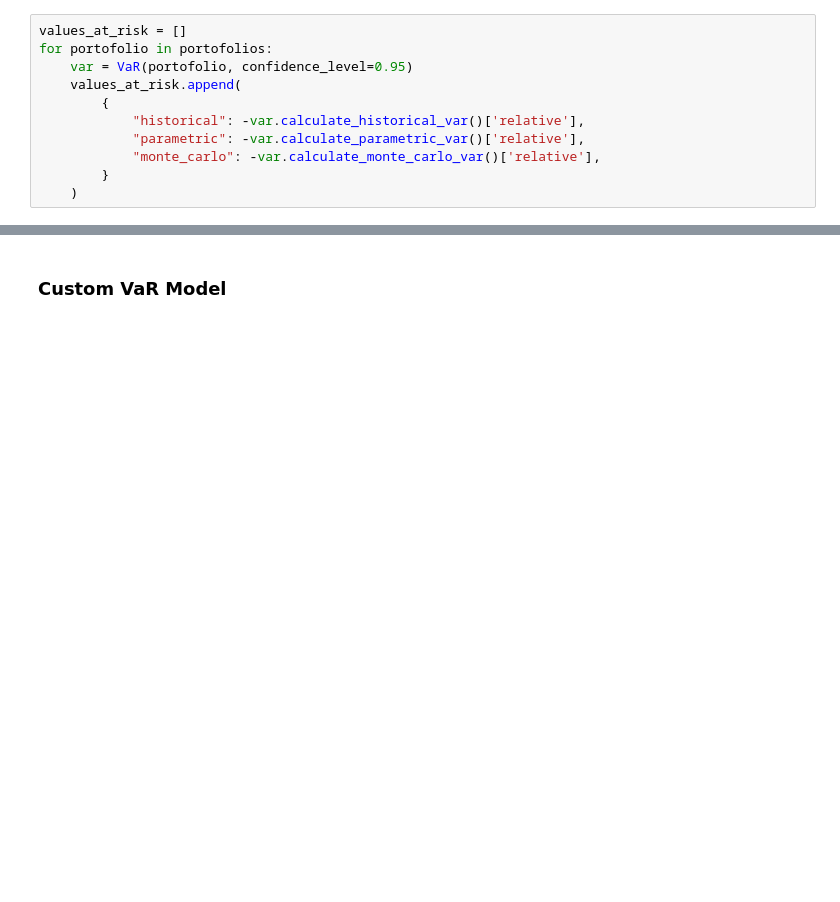
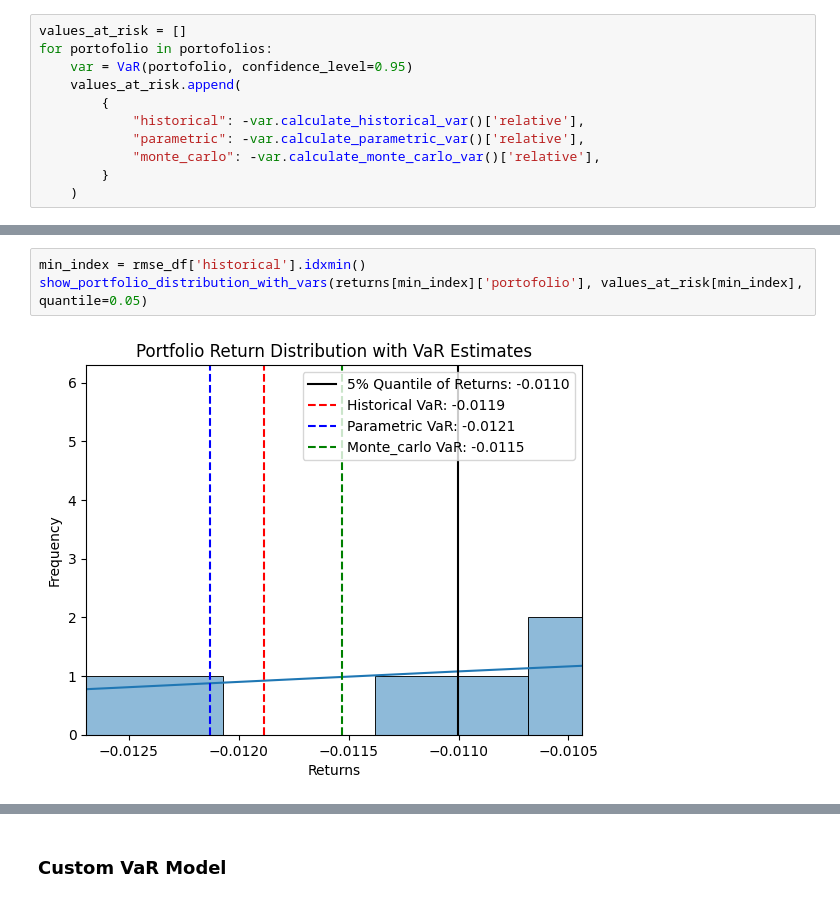
Before and after one commit to mairovitzmario/value-at-risk, a Jupyter notebook: api/research.ipynb, the cells around one changed output, grey strips where cells are left out. Saved outputs shown, nothing was run; the diff lists cells and outputs as text; blank space fills up the shorter version.

```diff
--- a/api/research.ipynb
+++ b/api/research.ipynb
@@ -284,0 +340,5 @@ show_portfolio_distribution_with_vars(returns[index]['portofolio'], values_at_ri
+# %%
+min_index = rmse_df['historical'].idxmin()
+show_portfolio_distribution_with_vars(returns[min_index]['portofolio'], values_at_risk[min_index], quantile=0.05)
+# %% [output]
+[figure, added]
```
Also changed, not shown: parts of 17 cells of this notebook.
